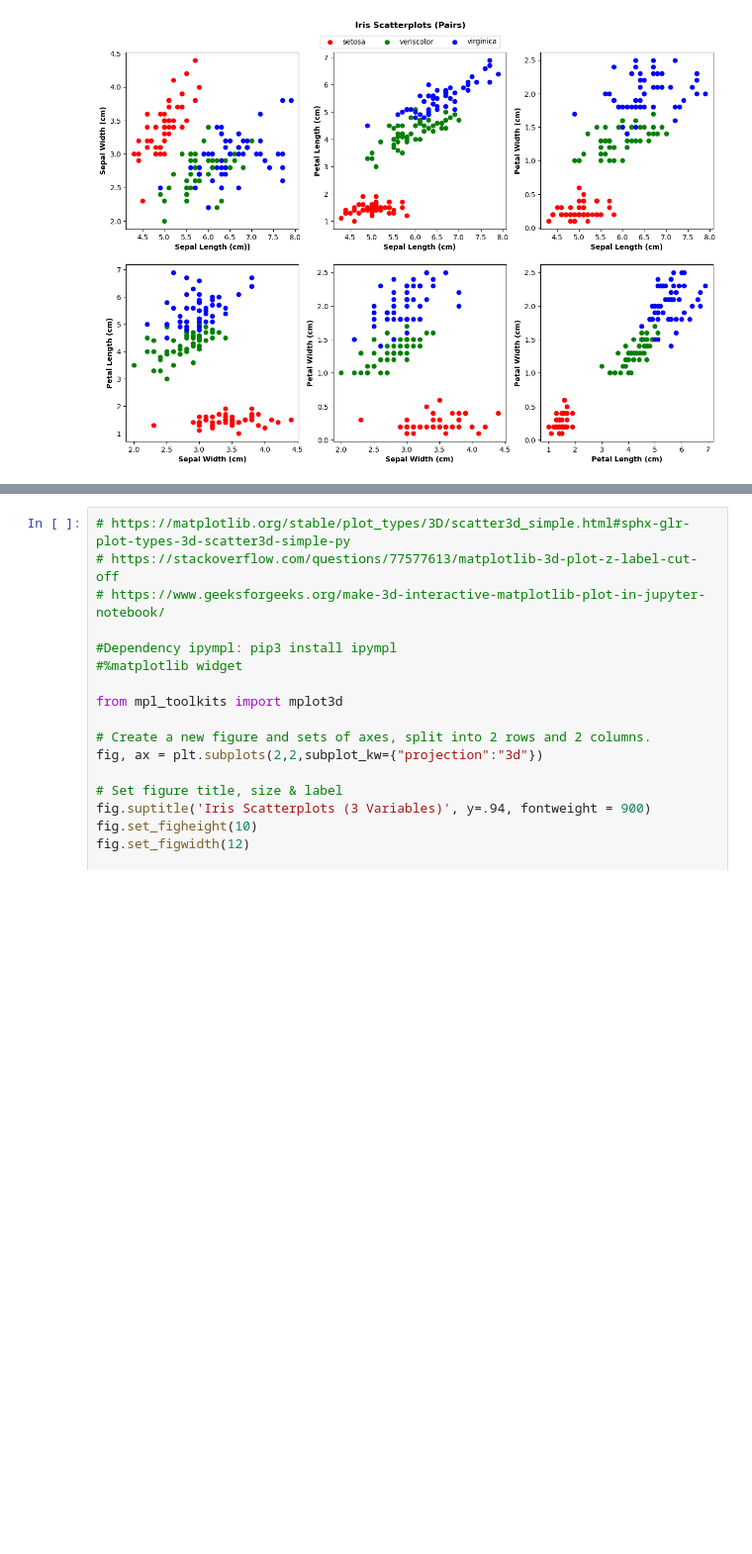
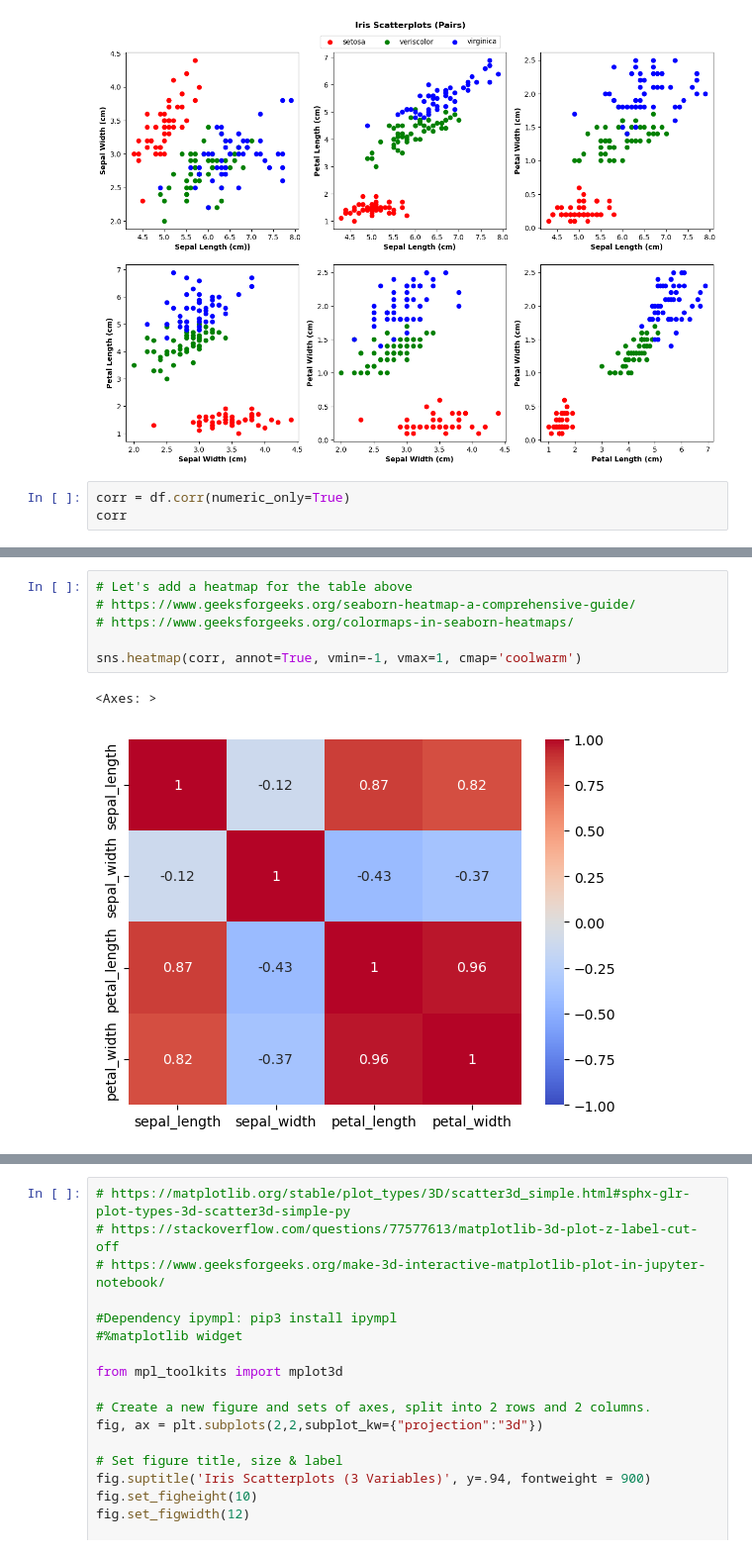
Before and after one commit to fdennehy/pands-project, a Jupyter notebook: iris.ipynb, the cells around one changed output, grey strips where cells are left out. Shown at 99% size. Drawn from its saved outputs; the diff is of its cells as text; blank space fills up the shorter version.

```diff
--- a/iris.ipynb
+++ b/iris.ipynb
@@ -222,3 +223,6 @@ fig.legend(['setosa','veriscolor','virginica'], loc='upper center', bbox_to_anch
 plt.savefig('Iris_Scatterplots_2D.png')
 # %% [output]
 [figure]
+# %%
+corr = df.corr(numeric_only=True)
+corr
@@ -224,0 +235,9 @@ plt.savefig('Iris_Scatterplots_2D.png')
+# %%
+# Let's add a heatmap for the table above
+# https://www.geeksforgeeks.org/seaborn-heatmap-a-comprehensive-guide/
+# https://www.geeksforgeeks.org/colormaps-in-seaborn-heatmaps/
+
+sns.heatmap(corr, annot=True, vmin=-1, vmax=1, cmap='coolwarm')
+# %% [output]
+<Axes: >
+[figure, added]
```
Also changed, not shown: parts of 4 cells of this notebook, 2 other files.
